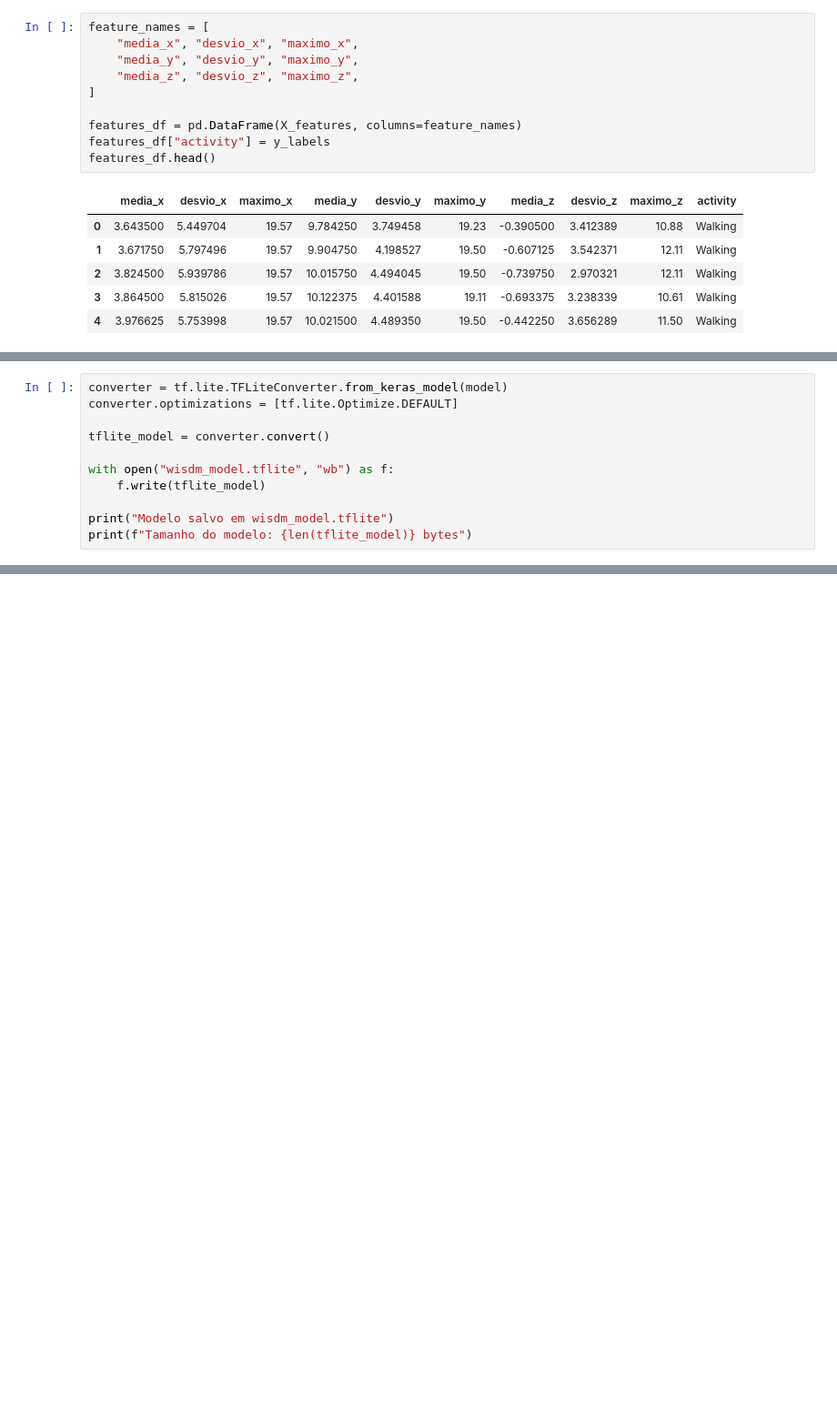
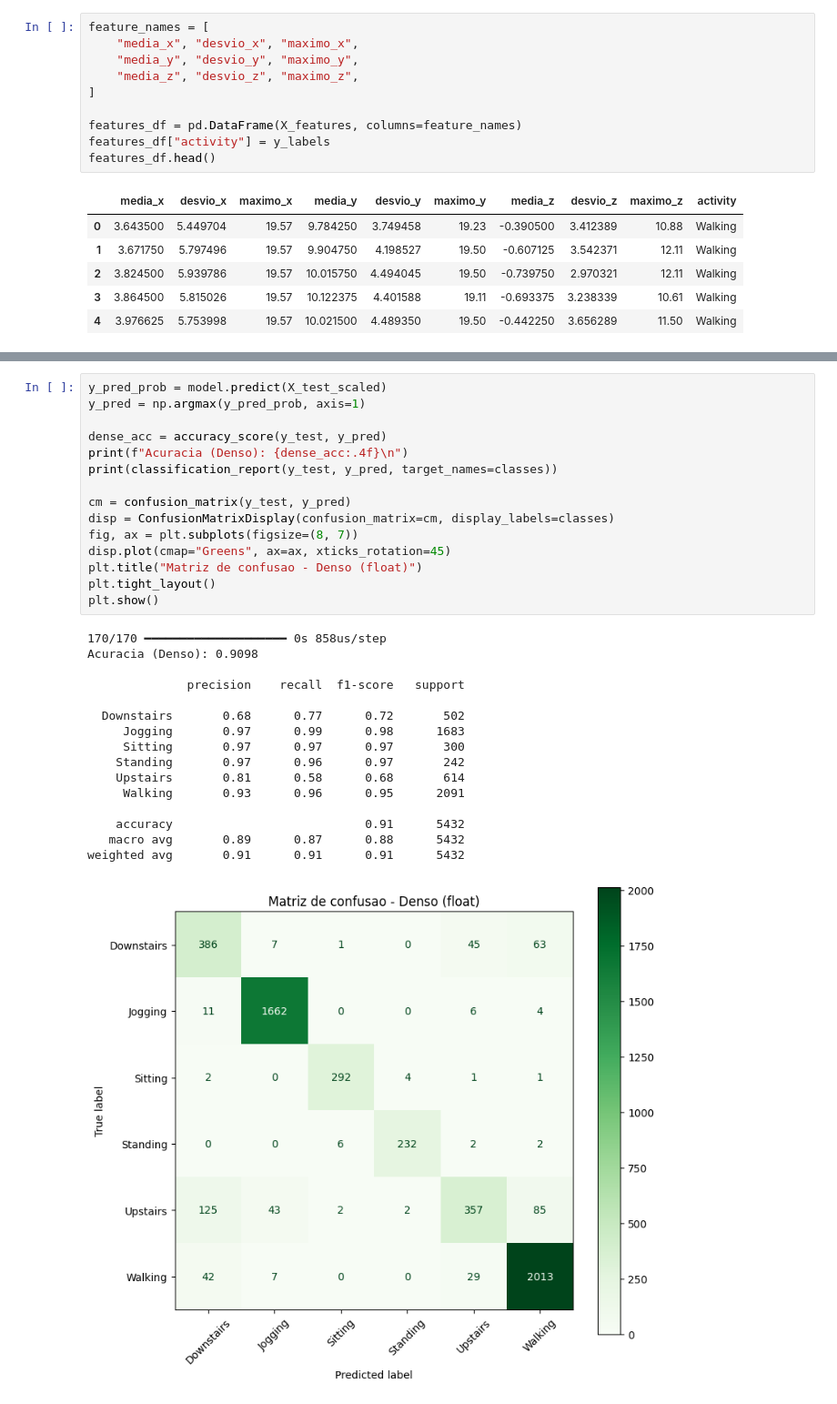
Before and after one commit to gaekware/embarcados-iot-unimar, a Jupyter notebook: entrega-final/wisdm_keras_tinyml.ipynb, the cells around one changed output, grey strips where cells are left out. Shown at 91% size. Cells and saved outputs as stored; diff of their text form; blank space fills up the shorter version.

```diff
--- a/entrega-final/wisdm_keras_tinyml.ipynb
+++ b/entrega-final/wisdm_keras_tinyml.ipynb
@@ -379,11 +365,0 @@ dispositivos com poucos recursos (microcontroladores, celulares).
-# %%
-converter = tf.lite.TFLiteConverter.from_keras_model(model)
-converter.optimizations = [tf.lite.Optimize.DEFAULT]
-
-tflite_model = converter.convert()
-
-with open("wisdm_model.tflite", "wb") as f:
-    f.write(tflite_model)
-
-print("Modelo salvo em wisdm_model.tflite")
-print(f"Tamanho do modelo: {len(tflite_model)} bytes")
@@ -454,0 +394,32 @@ sinal multivariado (x, y, z).
+# %%
+y_pred_prob = model.predict(X_test_scaled)
+y_pred = np.argmax(y_pred_prob, axis=1)
+
+dense_acc = accuracy_score(y_test, y_pred)
+print(f"Acuracia (Denso): {dense_acc:.4f}\n")
+print(classification_report(y_test, y_pred, target_names=classes))
+
+cm = confusion_matrix(y_test, y_pred)
+disp = ConfusionMatrixDisplay(confusion_matrix=cm, display_labels=classes)
+fig, ax = plt.subplots(figsize=(8, 7))
+disp.plot(cmap="Greens", ax=ax, xticks_rotation=45)
+plt.title("Matriz de confusao - Denso (float)")
+plt.tight_layout()
+plt.show()
+# %% [output]
+170/170 ━━━━━━━━━━━━━━━━━━━━ 0s 858us/step
+Acuracia (Denso): 0.9098
+
+              precision    recall  f1-score   support
+
+  Downstairs       0.68      0.77      0.72       502
+     Jogging       0.97      0.99      0.98      1683
+     Sitting       0.97      0.97      0.97       300
+    Standing       0.97      0.96      0.97       242
+    Upstairs       0.81      0.58      0.68       614
+     Walking       0.93      0.96      0.95      2091
+
+    accuracy                           0.91      5432
+   macro avg       0.89      0.87      0.88      5432
+weighted avg       0.91      0.91      0.91      5432
+[figure, added]
```
Also changed, not shown: parts of 54 cells of this notebook.
